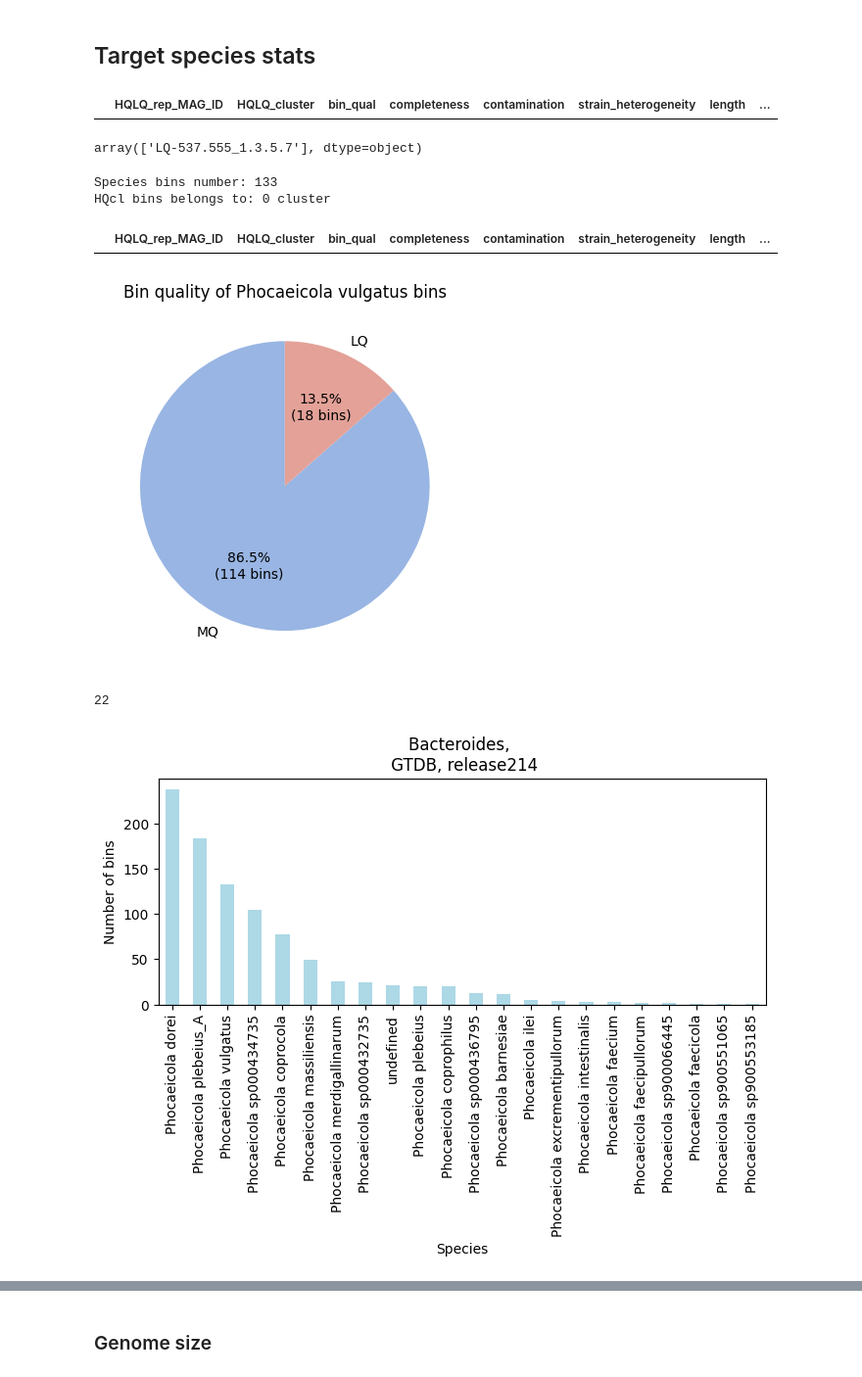
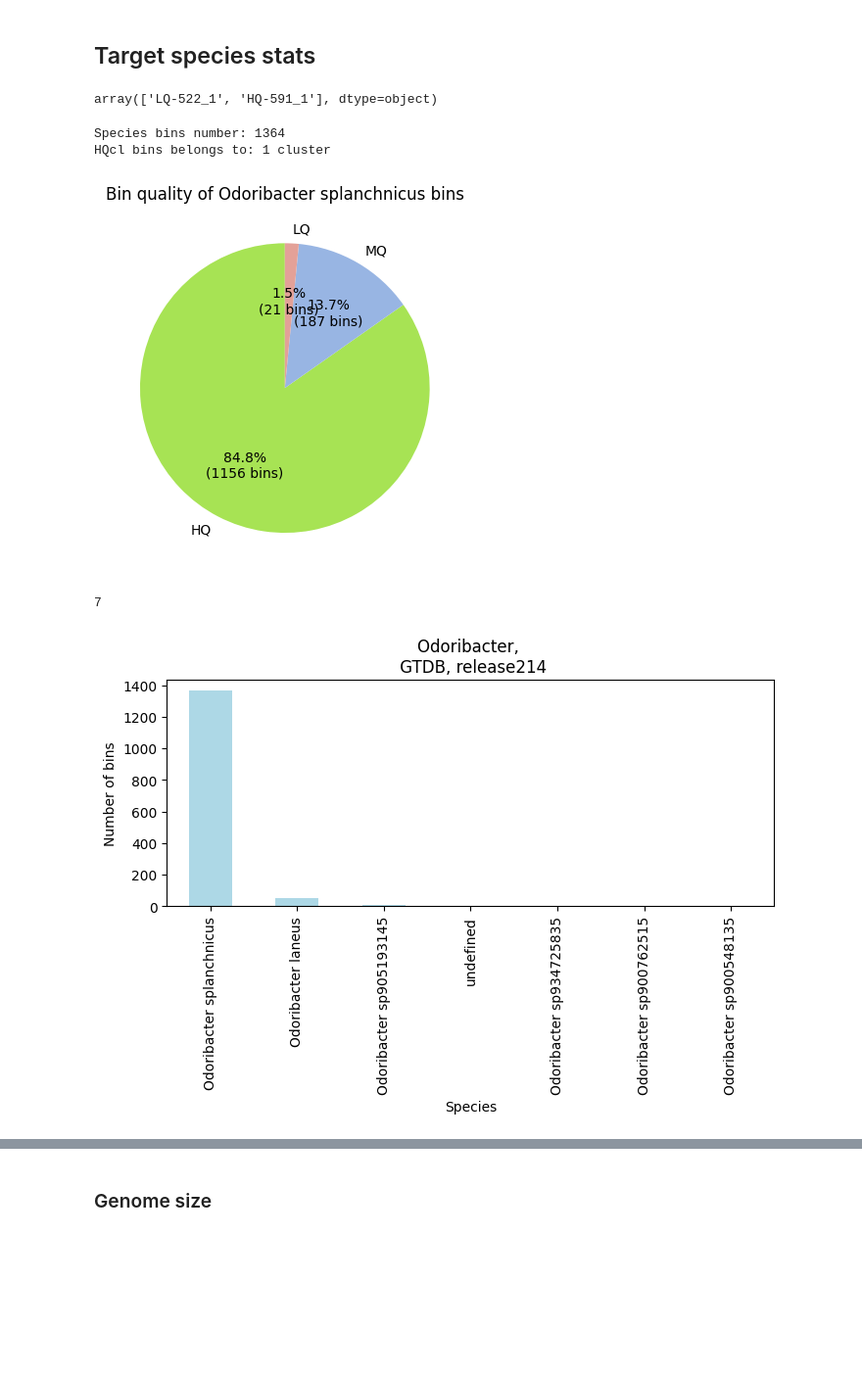
Before and after one commit to Chartiza/2023_EstMB_MAGdb_sp_stat, a Jupyter notebook: Taxa_Nassos.ipynb, the cells around one changed output, grey strips where cells are left out. Shown at 98% size. Drawn from its saved outputs; the diff is of its cells as text; code cells hidden in the pictures; blank space fills up the shorter version.

```diff
--- a/Taxa_Nassos.ipynb
+++ b/Taxa_Nassos.ipynb
@@ -25,36 +25,28 @@ all_bins = pd.concat([all_lq, all_hq])
 # %% [markdown]
 ## Target species stats
 # %%
-#trg = 'Bacteroides uniformis'
-#trg1 = 'Bacteroides'
-trg = 'Phocaeicola vulgatus'
-trg1 = 'Phocaeicola'
+trg = 'Odoribacter splanchnicus'
+trg1 = 'Odoribacter'
+#trg = 'Phocaeicola vulgatus'
+#trg1 = 'Phocaeicola'
 
 trg_all = all_bins[all_bins['sp']== trg]
 trg_rep = rep_mag[rep_mag['sp']== trg]
 
 trg_gn = all_bins[all_bins['genus']== trg1]
 trg_gn_rep = rep_mag[rep_mag['genus']== trg1]
-# %%
-rep_mag[rep_mag['cluster']== 'LQ-537.555_1.3.5.7']
-# %% [output]
-|  | HQLQ_rep_MAG_ID | HQLQ_cluster | bin_qual | completeness | contamination | strain_heterogeneity | length | ... |
 # %%
 trg_all['cluster'].unique()
 # %% [output]
-array(['LQ-537.555_1.3.5.7'], dtype=object)
+array(['LQ-522_1', 'HQ-591_1'], dtype=object)
 # %%
 # presence/absence of taxa in all bins
 print('Species bins number:', len(trg_all))
 # number of clusters
 print('HQcl bins belongs to:', len(trg_rep['cluster'].unique()), 'cluster')
 # %% [output]
-Species bins number: 133
-HQcl bins belongs to: 0 cluster
+Species bins number: 1364
+HQcl bins belongs to: 1 cluster
-# %%
-trg_rep
-# %% [output]
-|  | HQLQ_rep_MAG_ID | HQLQ_cluster | bin_qual | completeness | contamination | strain_heterogeneity | length | ... |
 # %%
 # count bin_qual values
 vcount = trg_all['bin_qual'].value_counts()
@@ -88,7 +80,7 @@ else:
 
 plt.savefig('results/Bin_qual_'+str(trg)+'.png', dpi=300, bbox_inches='tight')
 # %% [output]
-[figure, old version]
+[figure, new version]
 # %%
 # all db taxa
 fig = px.sunburst(
@@ -108,17 +100,17 @@ trg_gn2 = trg_gn[['genus', 'sp', 'bin_number_in_cluster']].drop_duplicates()
 # %%
 len(trg_gn['sp'].value_counts())
 # %% [output]
-22
+7
 # %%
 # set index
 
 trg_gn['sp'].value_counts().sort_values(ascending=False).plot(kind='bar', figsize=(8,3), color='lightblue')
-plt.title('Bacteroides, \n GTDB, release214')
+plt.title(str(trg1)+', \n GTDB, release214')
 plt.ylabel('Number of bins')
 plt.xlabel('Species')
 plt.savefig('results/taxa_'+str(trg1)+'_bar.png', dpi=300, bbox_inches='tight')
 # %% [output]
-[figure, old version]
+[figure, new version]
 # %%
 len(trg_gn_rep['bin_number_in_cluster'].sort_values(ascending=False))
 # %% [output]
```
Also changed, not shown: parts of 3 cells of this notebook, 9 other files.
